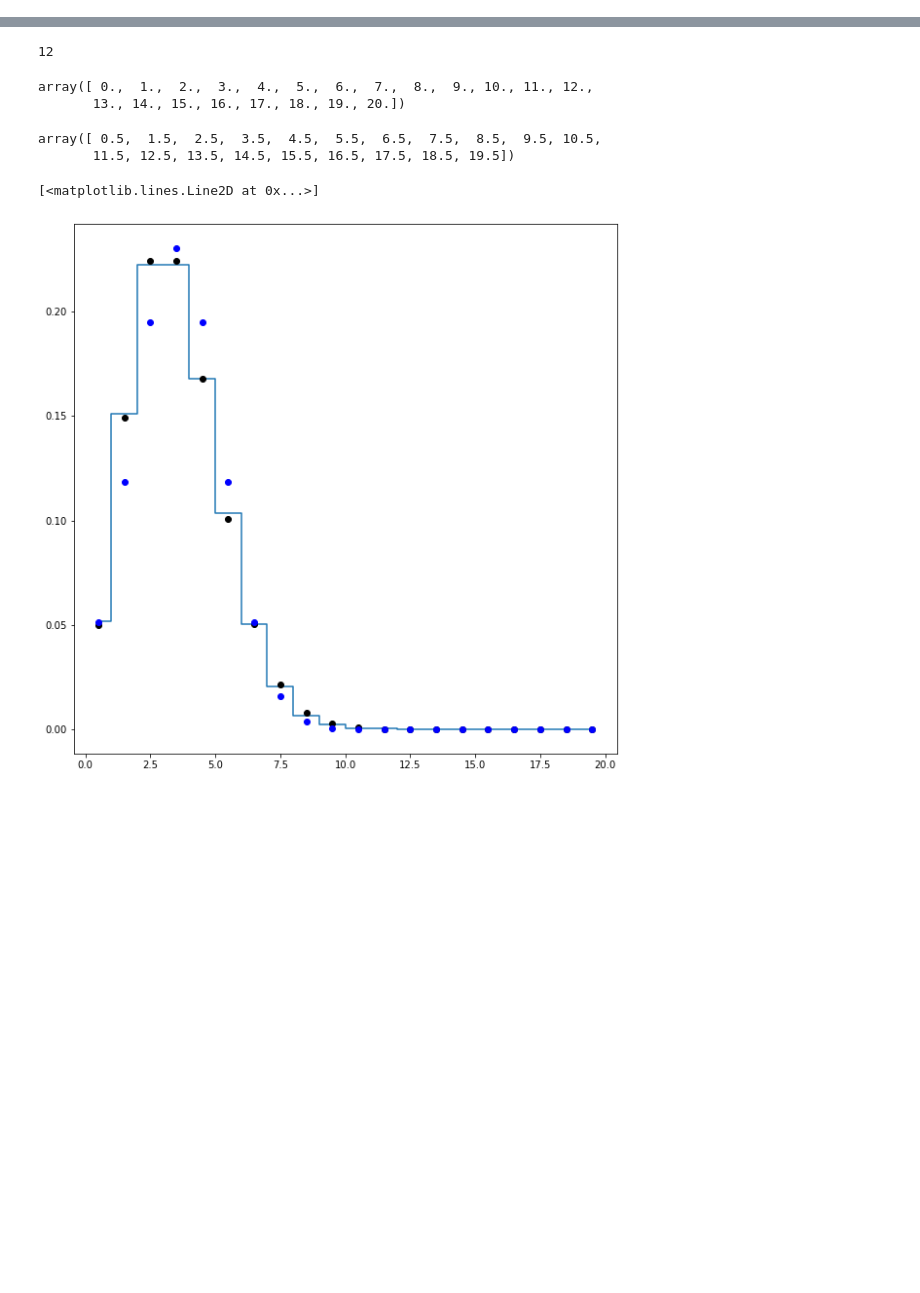
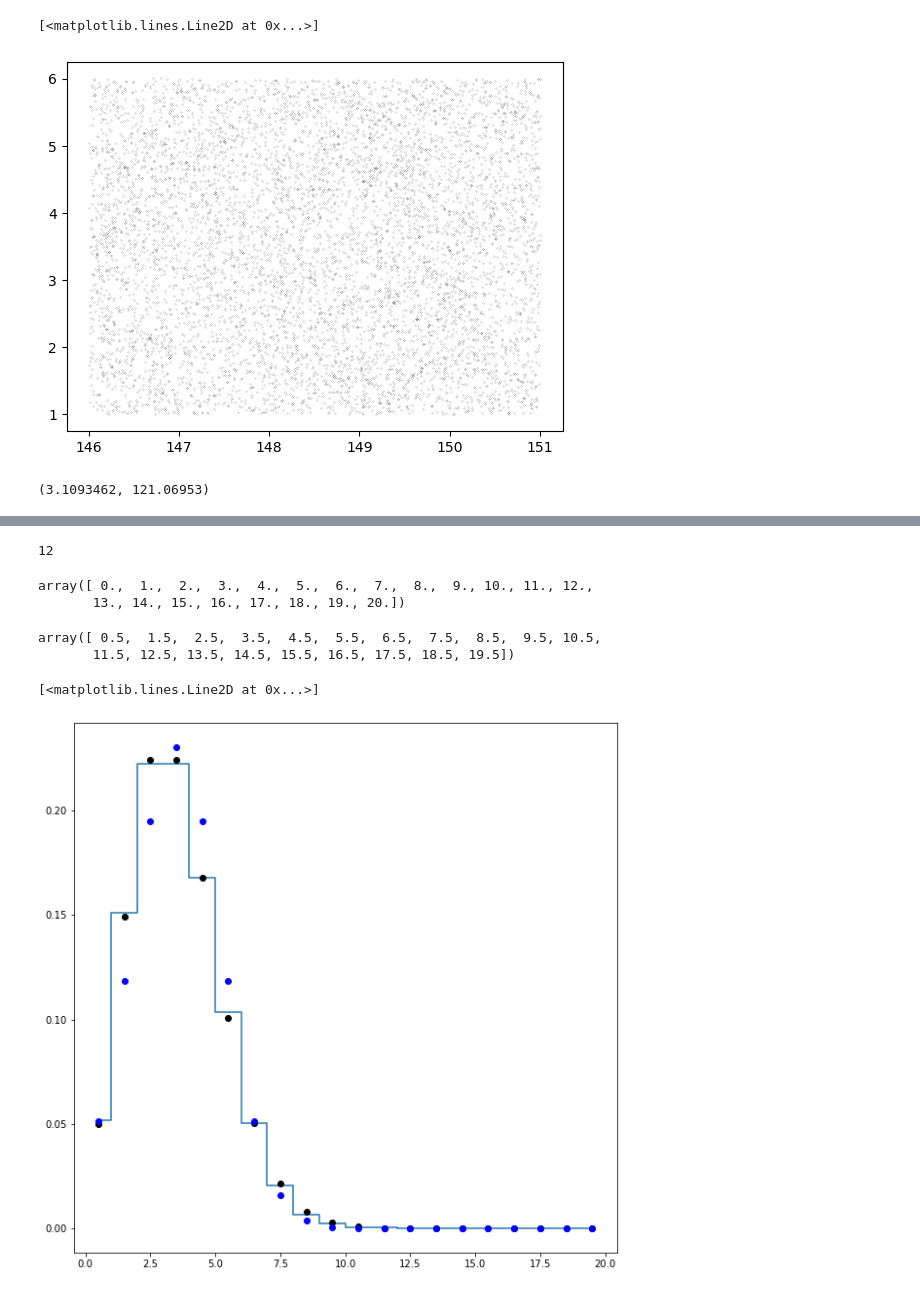
Before and after one commit to calumhrmurray/capish, a Jupyter notebook: old/comparing_likelihoods.ipynb, the cells around one changed output, grey strips where cells are left out. Cells and saved outputs as stored; diff of their text form; code cells hidden in the pictures; blank space fills up the shorter version.

```diff
--- a/old/comparing_likelihoods.ipynb
+++ b/old/comparing_likelihoods.ipynb
@@ -0,0 +197,2 @@
+# %%
+clusters = fits.open('/sps/euclid/Users/cmurray/running_euclid_code_central/run_5.1.2_det/workdir/EUC_LE3_CL-AMICO-DETECTIONS_SNR10.00_20250714T134706.418743Z_1.0.fits')[1].data
@@ -0,0 +226,13 @@
+# %%
+plt.figure()
+plt.plot( clusters['RIGHT_ASCENSION_CLUSTER'],
+          clusters['DECLINATION_CLUSTER'] ,
+          'ko' ,
+           ms = 0.1 )
+# %% [output]
+[<matplotlib.lines.Line2D at 0x...>]
+[figure, added]
+# %%
+np.min( clusters['RICHNESS_CLUSTER'] ),  np.max( clusters['RICHNESS_CLUSTER'] )
+# %% [output]
+(3.1093462, 121.06953)
```
Also changed, not shown: parts of 51 cells of this notebook, 5 other files.
